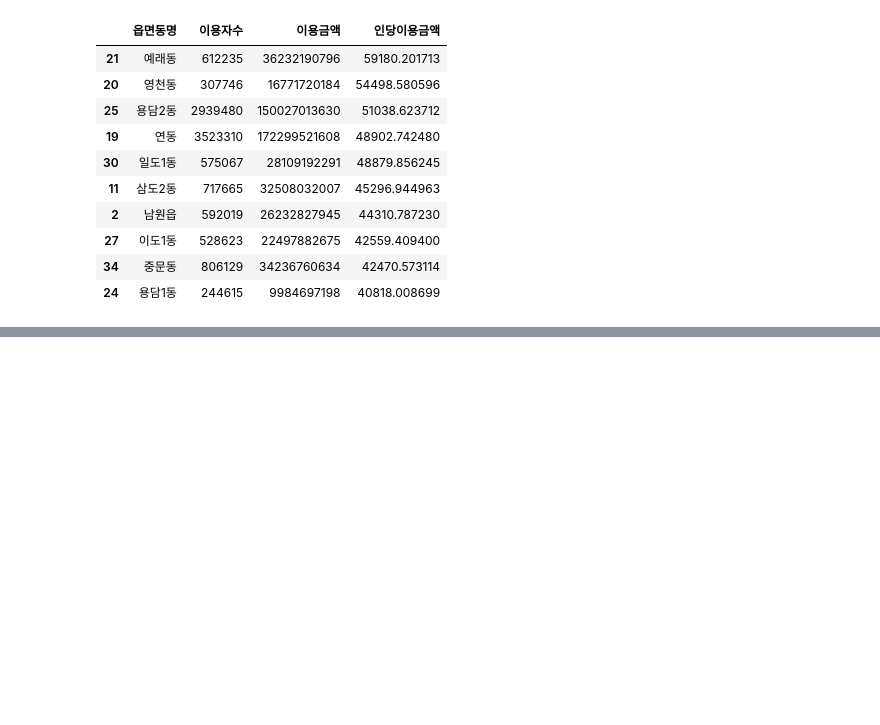
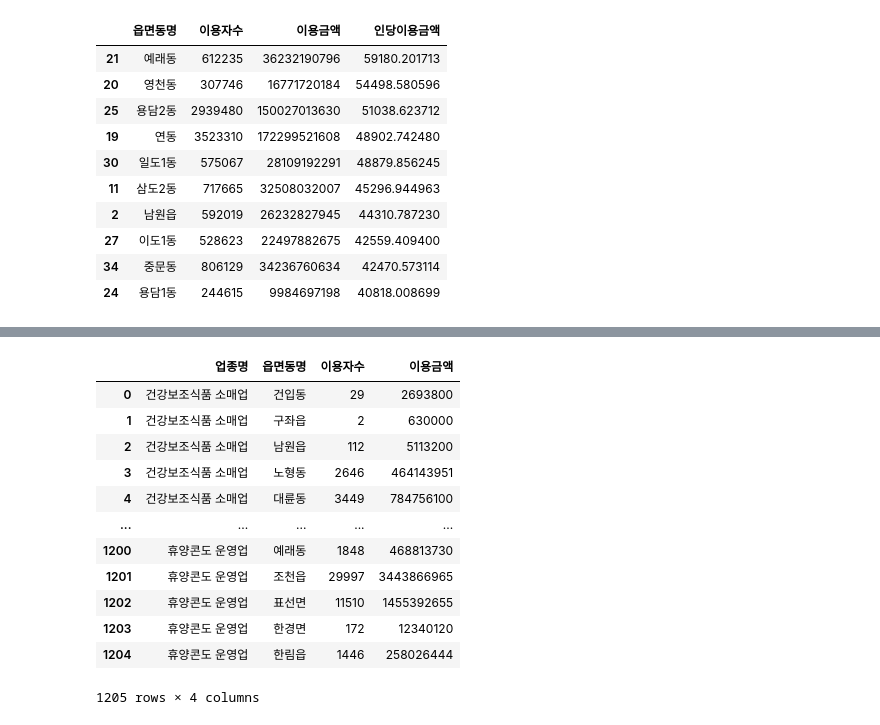
Before and after one commit to Suh0929/jupyter, a Jupyter notebook: jejudo_solo_project.ipynb, the cells around one changed output, grey strips where cells are left out. Saved outputs shown, nothing was run; the diff lists cells and outputs as text; code cells hidden in the pictures; blank space fills up the shorter version.

```diff
--- a/jejudo_solo_project.ipynb
+++ b/jejudo_solo_project.ipynb
@@ -338,0 +346,18 @@ group_area.sort_values(by='인당이용금액', ascending=False).head(10)
+# %%
+# 1-1
+group_area_market = df.groupby(['업종명', '읍면동명']).sum(numeric_only=True).reset_index()
+group_area_market
+# %% [output]
+|  | 업종명 | 읍면동명 | 이용자수 | 이용금액 |
+| 0 | 건강보조식품 소매업 | 건입동 | 29 | 2693800 |
+| 1 | 건강보조식품 소매업 | 구좌읍 | 2 | 630000 |
+| 2 | 건강보조식품 소매업 | 남원읍 | 112 | 5113200 |
+| 3 | 건강보조식품 소매업 | 노형동 | 2646 | 464143951 |
+| 4 | 건강보조식품 소매업 | 대륜동 | 3449 | 784756100 |
+| ... | ... | ... | ... | ... |
+| 1200 | 휴양콘도 운영업 | 예래동 | 1848 | 468813730 |
+| 1201 | 휴양콘도 운영업 | 조천읍 | 29997 | 3443866965 |
+| 1202 | 휴양콘도 운영업 | 표선면 | 11510 | 1455392655 |
+| 1203 | 휴양콘도 운영업 | 한경면 | 172 | 12340120 |
+| 1204 | 휴양콘도 운영업 | 한림읍 | 1446 | 258026444 |
+1205 rows × 4 columns
```
Also changed, not shown: parts of 5 cells of this notebook.
